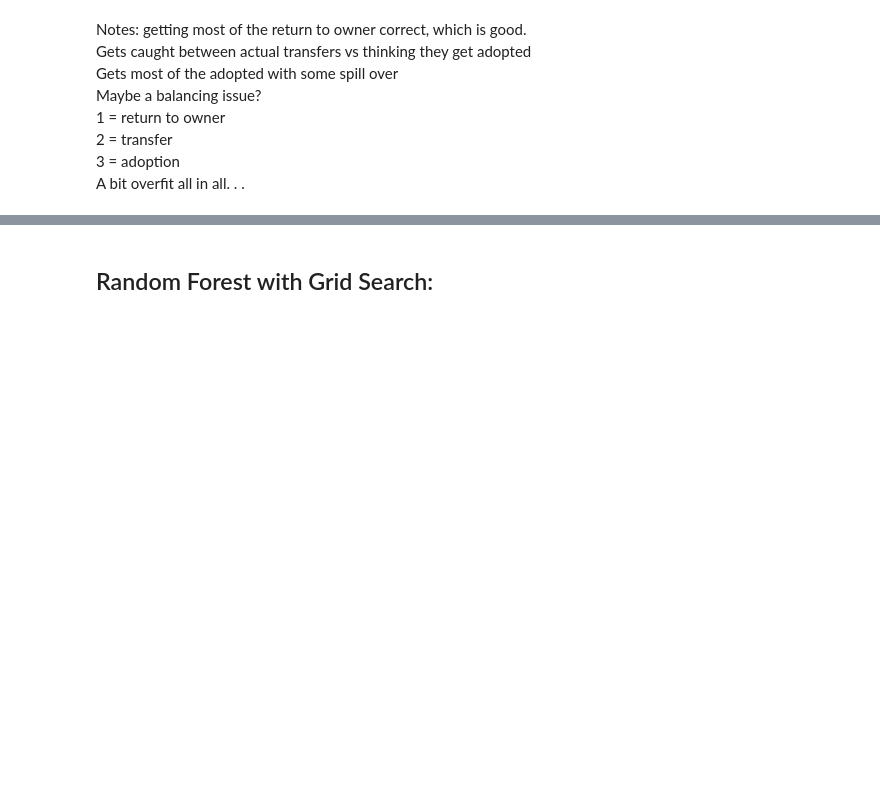
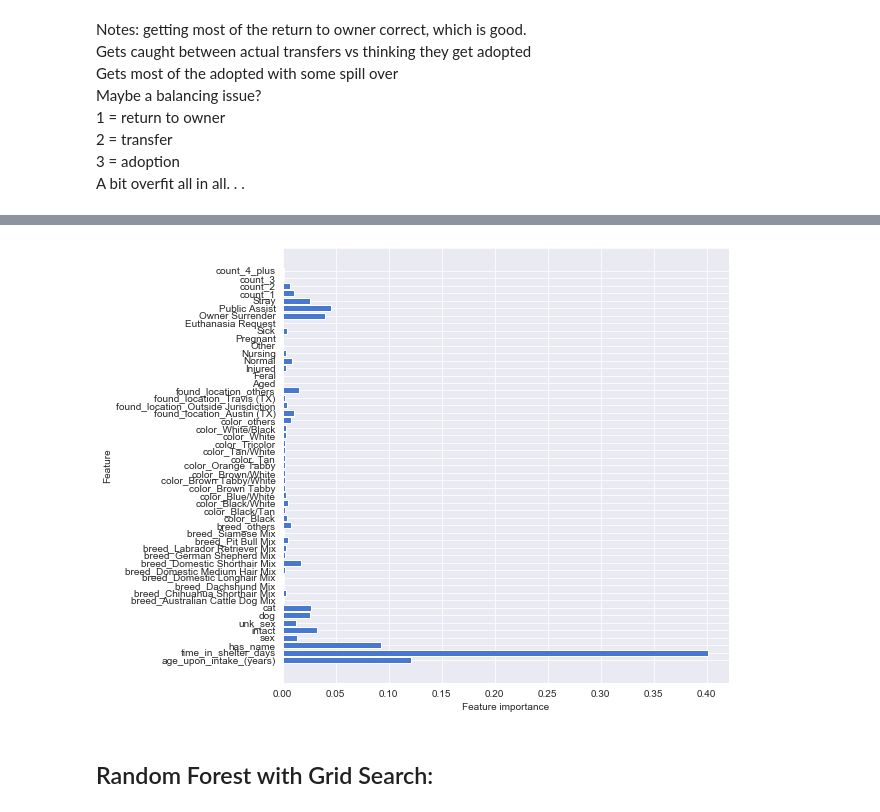
Before and after one commit to thomaskbrown18/mod_3_ml_proj, a Jupyter notebook: student.ipynb, the cells around one changed output, grey strips where cells are left out. Saved outputs shown, nothing was run; the diff lists cells and outputs as text; code cells hidden in the pictures; blank space fills up the shorter version.

```diff
--- a/student.ipynb
+++ b/student.ipynb
@@ -725,3 +767,7 @@ A bit overfit all in all. . .
+# %%
+plot_feature_importances(forest2)
+# %% [output]
+[figure, added]
 # %% [markdown]
 ## Random Forest with Grid Search:
 # %%
```
Also changed, not shown: parts of 10 cells of this notebook.
